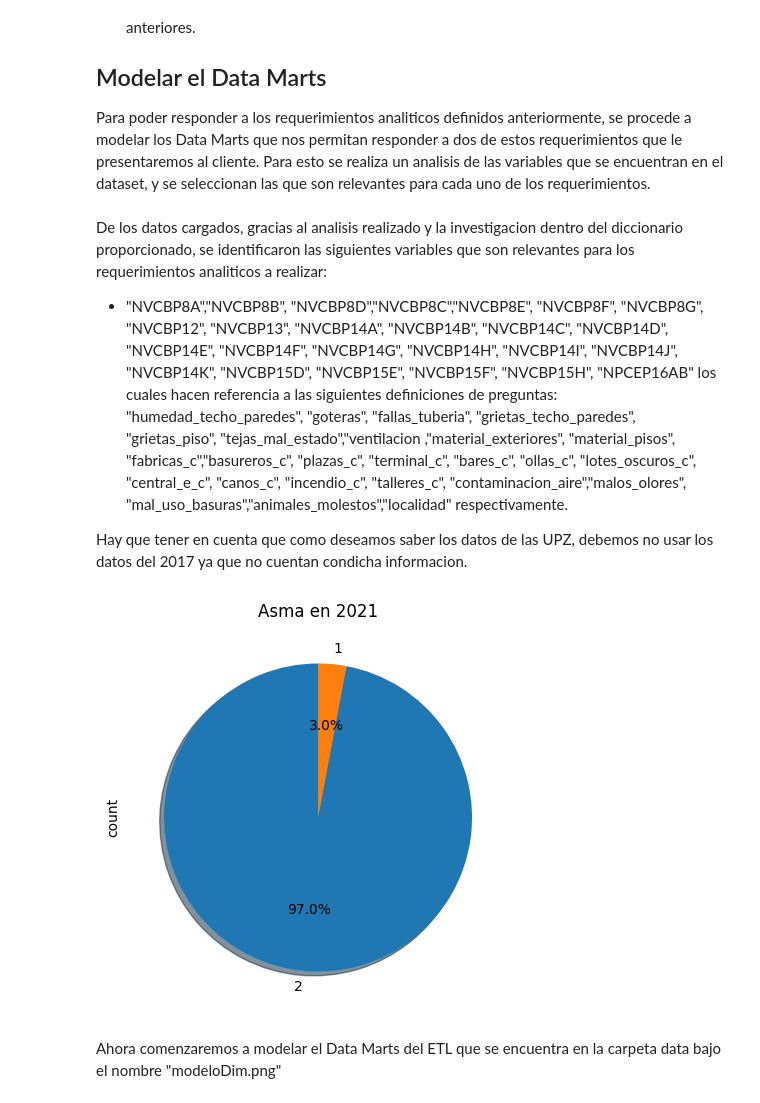
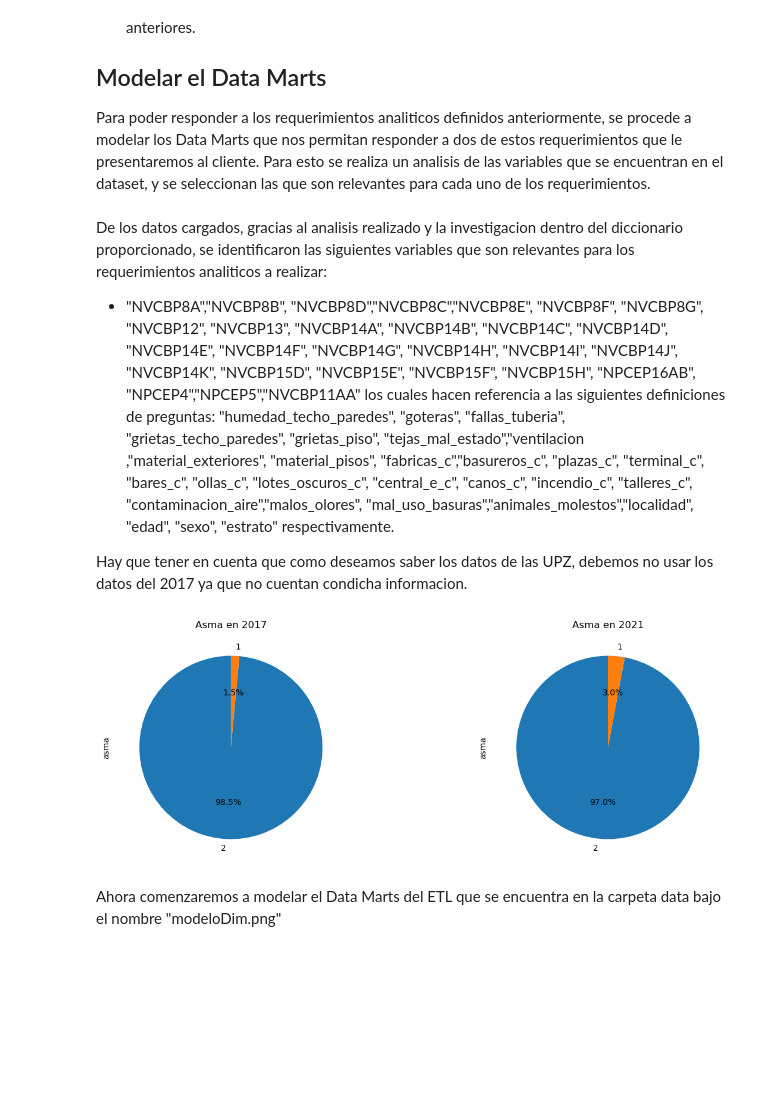
Before and after one commit to JMarts32/proyecto2BI, a Jupyter notebook: data.ipynb, the cells around one changed output. Saved outputs shown, nothing was run; the diff lists cells and outputs as text; code cells hidden in the pictures; blank space fills up the shorter version.

```diff
--- a/data.ipynb
+++ b/data.ipynb
@@ -21,21 +20,28 @@ import numpy as np
 # %%
+df_asma_2017 = pd.read_csv('./data/Asma_2017.csv')
+df_noAsma_2017 = pd.read_csv('./data/noAsma_2017.csv')
 df_asma_2021 = pd.read_csv('./data/Asma_2021.csv', encoding='utf-8', encoding_errors='ignore')
 df_noAsma_2021 = pd.read_csv('./data/noAsma_2021.csv', encoding='utf-8', encoding_errors='ignore')
 # %% [markdown]
 De los datos cargados, gracias al analisis realizado y la investigacion dentro del diccionario proporcionado, se identificaron las siguientes variables que son relevantes para los requerimientos analiticos a realizar:
-* "NVCBP8A","NVCBP8B", "NVCBP8D","NVCBP8C","NVCBP8E", "NVCBP8F", "NVCBP8G", "NVCBP12", "NVCBP13", "NVCBP14A", "NVCBP14B", "NVCBP14C", "NVCBP14D", "NVCBP14E", "NVCBP14F", "NVCBP14G", "NVCBP14H", "NVCBP14I", "NVCBP14J", "NVCBP14K", "NVCBP15D", "NVCBP15E", "NVCBP15F", "NVCBP15H", "NPCEP16AB" los cuales hacen referencia a las siguientes definiciones de preguntas: "humedad_techo_paredes", "goteras", "fallas_tuberia", "grietas_techo_paredes", "grietas_piso", "tejas_mal_estado","ventilacion ,"material_exteriores", "material_pisos", "fabricas_c","basureros_c", "plazas_c", "terminal_c", "bares_c", "ollas_c", "lotes_oscuros_c", "central_e_c", "canos_c", "incendio_c", "talleres_c", "contaminacion_aire","malos_olores", "mal_uso_basuras","animales_molestos","localidad" respectivamente.
+* "NVCBP8A","NVCBP8B", "NVCBP8D","NVCBP8C","NVCBP8E", "NVCBP8F", "NVCBP8G", "NVCBP12", "NVCBP13", "NVCBP14A", "NVCBP14B", "NVCBP14C", "NVCBP14D", "NVCBP14E", "NVCBP14F", "NVCBP14G", "NVCBP14H", "NVCBP14I", "NVCBP14J", "NVCBP14K", "NVCBP15D", "NVCBP15E", "NVCBP15F", "NVCBP15H", "NPCEP16AB", "NPCEP4","NPCEP5","NVCBP11AA" los cuales hacen referencia a las siguientes definiciones de preguntas: "humedad_techo_paredes", "goteras", "fallas_tuberia", "grietas_techo_paredes", "grietas_piso", "tejas_mal_estado","ventilacion ,"material_exteriores", "material_pisos", "fabricas_c","basureros_c", "plazas_c", "terminal_c", "bares_c", "ollas_c", "lotes_oscuros_c", "central_e_c", "canos_c", "incendio_c", "talleres_c", "contaminacion_aire","malos_olores", "mal_uso_basuras","animales_molestos","localidad", "edad", "sexo", "estrato" respectivamente.
 
 Hay que tener en cuenta que como deseamos saber los datos de las UPZ, debemos no usar los datos del 2017 ya que no cuentan condicha informacion.
 # %%
+df_2017 = pd.concat([df_asma_2017, df_noAsma_2017])
+df_2017.rename(columns={'NPCFP14I': 'asma'}, inplace=True)
+
 df_2021 = pd.concat([df_asma_2021, df_noAsma_2021])
 df_2021.rename(columns={'NPCFP14F': 'asma'}, inplace=True)
 # %%
-fig = plt.figure(figsize=(10, 5))
-df_2021['asma'].value_counts().plot.pie(autopct='%1.1f%%', shadow=True, startangle=90)
-plt.title('Asma en 2021')
+fig, ax = plt.subplots(1,2 , figsize=(10, 5))
+df_2017['asma'].value_counts().plot.pie(ax=ax[0],autopct='%1.1f%%', startangle=90)
+df_2021['asma'].value_counts().plot.pie(ax=ax[1],autopct='%1.1f%%', startangle=90)
+ax[0].set_title('Asma en 2017')
+ax[1].set_title('Asma en 2021')
 plt.show()
 # %% [output]
-[figure, old version]
+[figure, new version]
 # %% [markdown]
 Ahora comenzaremos a modelar el Data Marts del ETL que se encuentra en la carpeta data bajo el nombre "modeloDim.png"
 # %%
```
Also changed, not shown: parts of 4 cells of this notebook, 7 other files.
